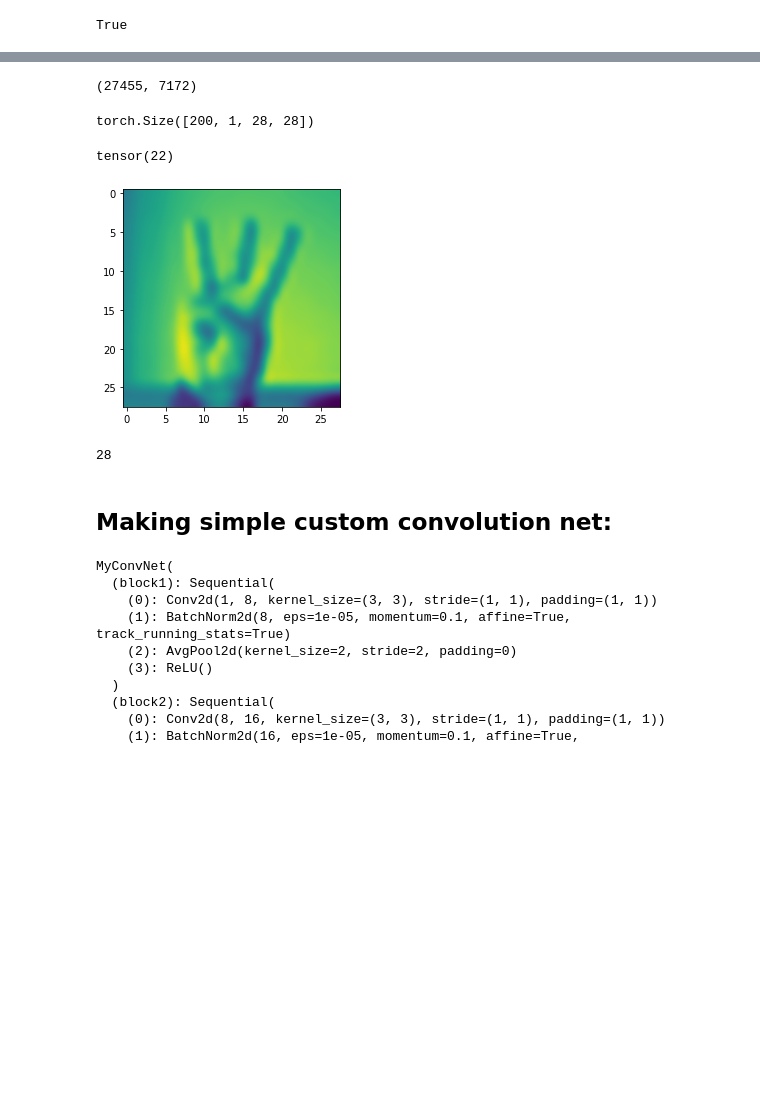
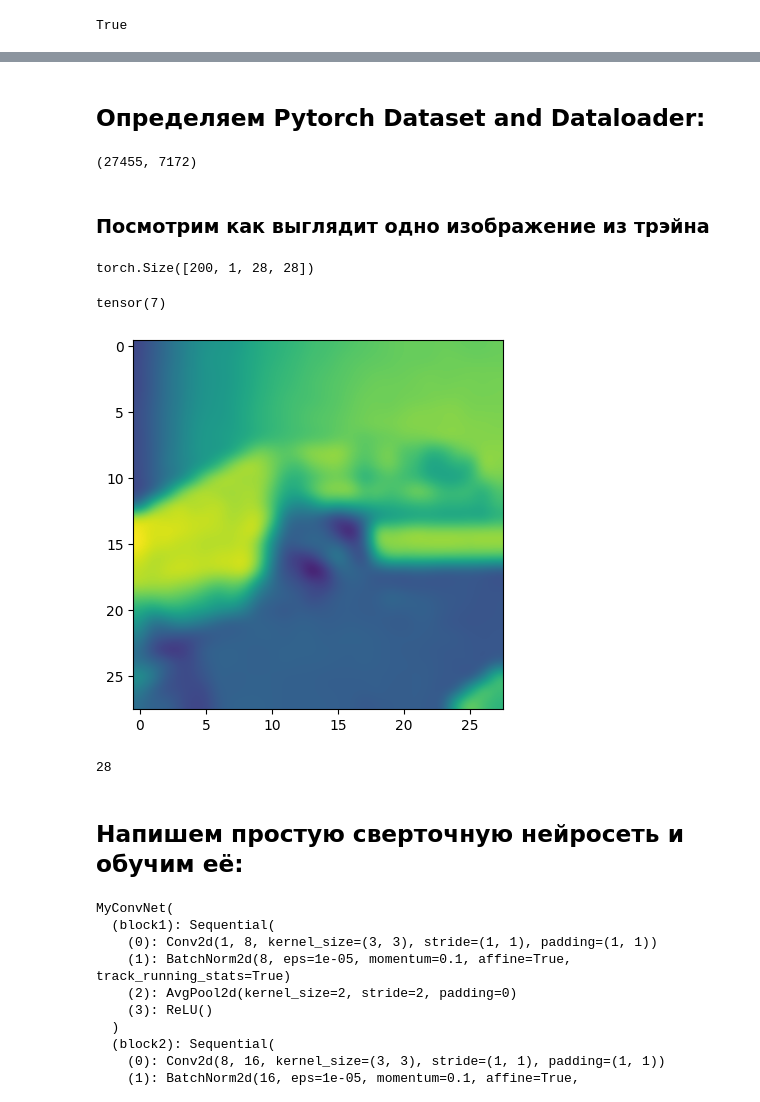
Before and after one commit to a-milenkin/ml_instruments, a Jupyter notebook: notebooks/Lightning_practice.ipynb, the cells around one changed output, grey strips where cells are left out. Drawn from its saved outputs; the diff is of its cells as text; code cells hidden in the pictures; blank space fills up the shorter version.

```diff
--- a/notebooks/Lightning_practice.ipynb
+++ b/notebooks/Lightning_practice.ipynb
@@ -27,3 +72,3 @@ True
 # %%
-train = pd.read_csv('/kaggle/input/sign-language-mnist/sign_mnist_train/sign_mnist_train.csv')
-test = pd.read_csv('/kaggle/input/sign-language-mnist/sign_mnist_test/sign_mnist_test.csv')
+train = pd.read_csv('../data/sign_mnist_train.csv')
+test = pd.read_csv('../data/sign_mnist_test.csv')
@@ -30,3 +93,5 @@ test = pd.read_csv('/kaggle/input/sign-language-mnist/sign_mnist_test/sign_mnist
+# %% [markdown]
+## Определяем Pytorch Dataset and Dataloader:
 # %%
 class SignLanguageDataset(data.Dataset):
 
@@ -71,3 +129,5 @@ len(train_dataset), len(test_dataset)
 # %%
 train_loader = data.DataLoader(train_dataset, batch_size=200, shuffle=True, num_workers=2)
 test_loader = data.DataLoader(test_dataset, batch_size=200, shuffle=True, num_workers=2)
+# %% [markdown]
+### Посмотрим как выглядит одно изображение из трэйна
@@ -78,9 +145,9 @@ print(img.shape)
 # %% [output]
 torch.Size([200, 1, 28, 28])
 # %%
-show_img(img[10], label[10])
+show_img(img[0], label[0])
 # %% [output]
-tensor(22)
+tensor(7)
-[figure, old version]
+[figure, new version]
 # %%
 def calc_out_size(img_size, kernel_size, stride=1, padding=1, dilation=1 ):
@@ -91,7 +158,7 @@ calc_out_size(28, 3)
 # %% [output]
 28
 # %% [markdown]
-## Making simple custom convolution net:
+## Напишем простую сверточную нейросеть и обучим её:
 # %%
 class MyConvNet(nn.Module):
 
```
Also changed, not shown: parts of 30 cells of this notebook, 4 other files.
